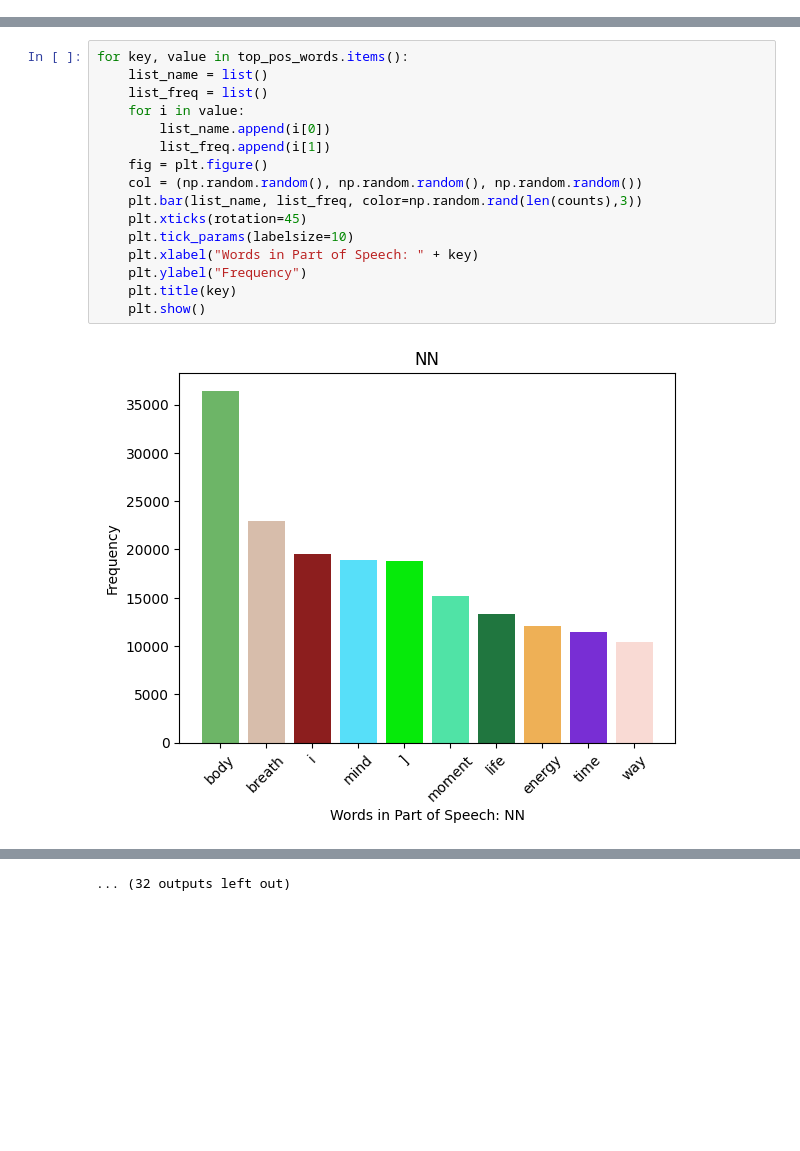
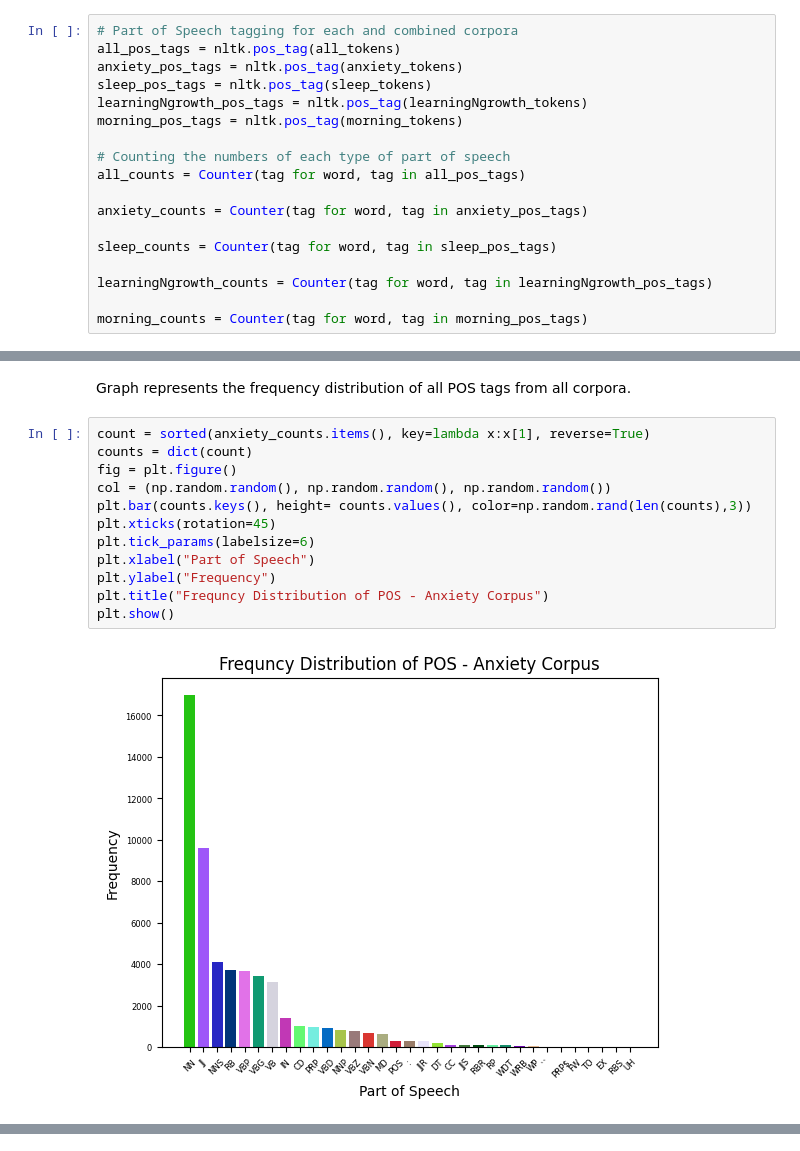
Before and after one commit to sm202073/STARSMeditationResearch, a Jupyter notebook: DescriptiveAnalytics/pos_tagging.ipynb, the cells around one changed output, grey strips where cells are left out. Cells and saved outputs as stored; diff of their text form; blank space fills up the shorter version.

```diff
--- a/DescriptiveAnalytics/pos_tagging.ipynb
+++ b/DescriptiveAnalytics/pos_tagging.ipynb
@@ -23,0 +69,18 @@ Counter({'NN': 740420, 'IN': 517002, 'DT': 383910, 'PRP': 363261, 'JJ': 337014,
+# %%
+# Part of Speech tagging for each and combined corpora
+all_pos_tags = nltk.pos_tag(all_tokens)
+anxiety_pos_tags = nltk.pos_tag(anxiety_tokens)
+sleep_pos_tags = nltk.pos_tag(sleep_tokens)
+learningNgrowth_pos_tags = nltk.pos_tag(learningNgrowth_tokens)
+morning_pos_tags = nltk.pos_tag(morning_tokens)
+
+# Counting the numbers of each type of part of speech
+all_counts = Counter(tag for word, tag in all_pos_tags)
+
+anxiety_counts = Counter(tag for word, tag in anxiety_pos_tags)
+
+sleep_counts = Counter(tag for word, tag in sleep_pos_tags)
+
+learningNgrowth_counts = Counter(tag for word, tag in learningNgrowth_pos_tags)
+
+morning_counts = Counter(tag for word, tag in morning_pos_tags)
@@ -63,18 +233,16 @@ plt.show()
+# %% [markdown]
+Graph represents the frequency distribution of all POS tags from all corpora.
 # %%
-for key, value in top_pos_words.items():
-    list_name = list()
-    list_freq = list()
-    for i in value:
-        list_name.append(i[0])
-        list_freq.append(i[1])
-    fig = plt.figure()
-    col = (np.random.random(), np.random.random(), np.random.random())
-    plt.bar(list_name, list_freq, color=np.random.rand(len(counts),3))
-    plt.xticks(rotation=45)
-    plt.tick_params(labelsize=10)
-    plt.xlabel("Words in Part of Speech: " + key)
-    plt.ylabel("Frequency")
-    plt.title(key)
-    plt.show()
+count = sorted(anxiety_counts.items(), key=lambda x:x[1], reverse=True)
+counts = dict(count)
+fig = plt.figure()
+col = (np.random.random(), np.random.random(), np.random.random())
+plt.bar(counts.keys(), height= counts.values(), color=np.random.rand(len(counts),3))
+plt.xticks(rotation=45)
+plt.tick_params(labelsize=6)
+plt.xlabel("Part of Speech")
+plt.ylabel("Frequency")
+plt.title("Frequncy Distribution of POS - Anxiety Corpus")
+plt.show()
 # %% [output]
-[figure, old version]
+[figure, new version]
@@ -92 +248,0 @@ for key, value in top_pos_words.items():
-... (32 outputs left out)
```
Also changed, not shown: parts of 29 cells of this notebook.
